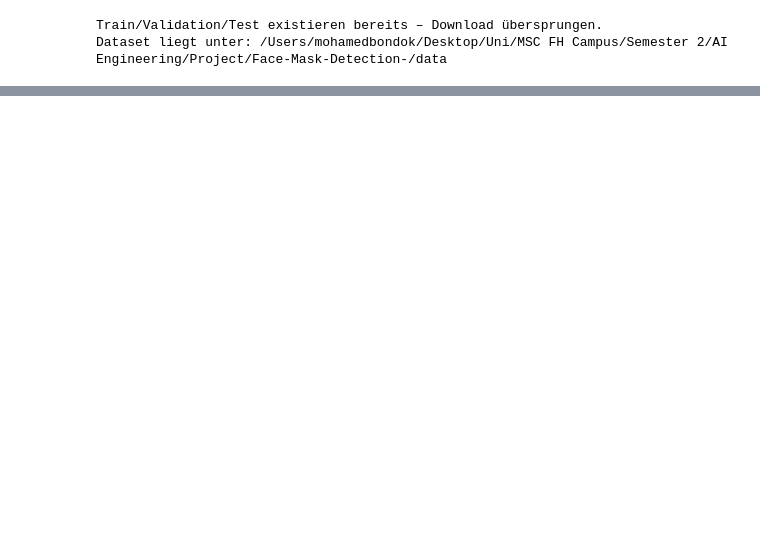
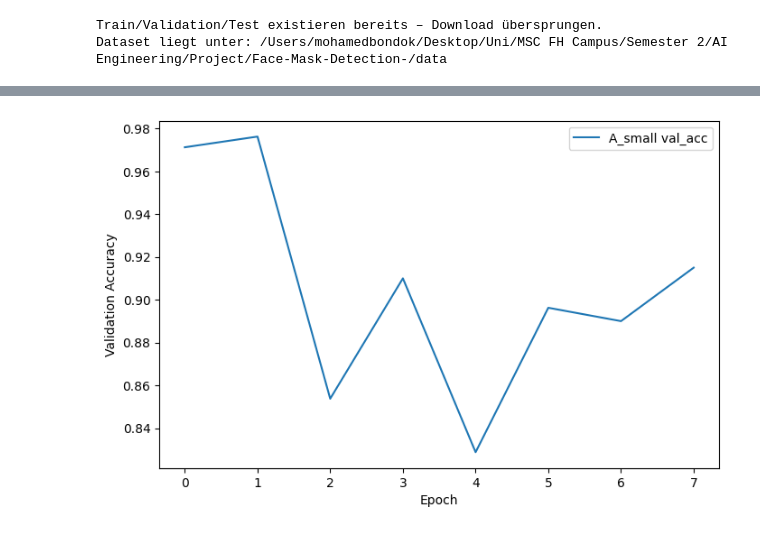
Before and after one commit to Mu2menM/Face-Mask-Detection-, a Jupyter notebook: notebooks/01_data_overview.ipynb, the cells around one changed output, grey strips where cells are left out. Drawn from its saved outputs; the diff is of its cells as text; code cells hidden in the pictures; blank space fills up the shorter version.

```diff
--- a/notebooks/01_data_overview.ipynb
+++ b/notebooks/01_data_overview.ipynb
@@ -143,9 +145,9 @@ def build_cnn(conv_blocks=2, dense_units=64, learning_rate=1e-3):
 # %%
 # 6) Hyperparameter-Varianten
 VARIANTS = {
-    "A_small":  {"conv_blocks": 2, "dense_units": 64,  "learning_rate": 1e-3, "epochs": 8},
-    "B_medium": {"conv_blocks": 3, "dense_units": 128, "learning_rate": 5e-4, "epochs": 12},
-    "C_large":  {"conv_blocks": 4, "dense_units": 128, "learning_rate": 1e-4, "epochs": 15},
+    "A_small":  {"conv_blocks": 2, "dense_units": 64,  "learning_rate": 1e-3, "epochs": 8}
+    #"B_medium": {"conv_blocks": 3, "dense_units": 128, "learning_rate": 5e-4, "epochs": 12},
+    #"C_large":  {"conv_blocks": 4, "dense_units": 128, "learning_rate": 1e-4, "epochs": 15},
 }
 
 histories, models = {}, {}
@@ -299,8 +321,14 @@ evaluate(best_model, test_ds)
 # %%
-    # 10) Trainings­kurven Plot
+# 10) Trainingskurven Plot
 plt.figure(figsize=(8, 5))
+
 for name, hist in histories.items():
-    plt.plot(hist.history["val_accuracy"], label=f"{name} val_acc")
+    plt.plot(hist.history["val_accuracy"],
+             label=f"{name} val_acc")
+
 plt.xlabel("Epoch")
 plt.ylabel("Validation Accuracy")
-plt.legend(); plt.show()
+plt.legend()
+plt.show()
+# %% [output]
+[figure, added]
```
Also changed, not shown: parts of 7 cells of this notebook.
